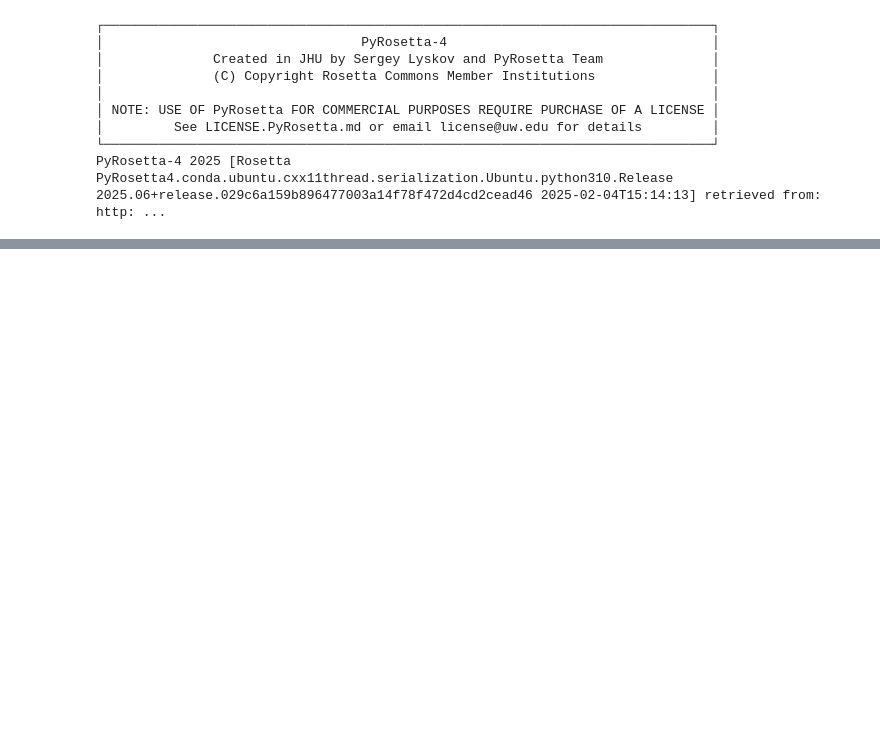
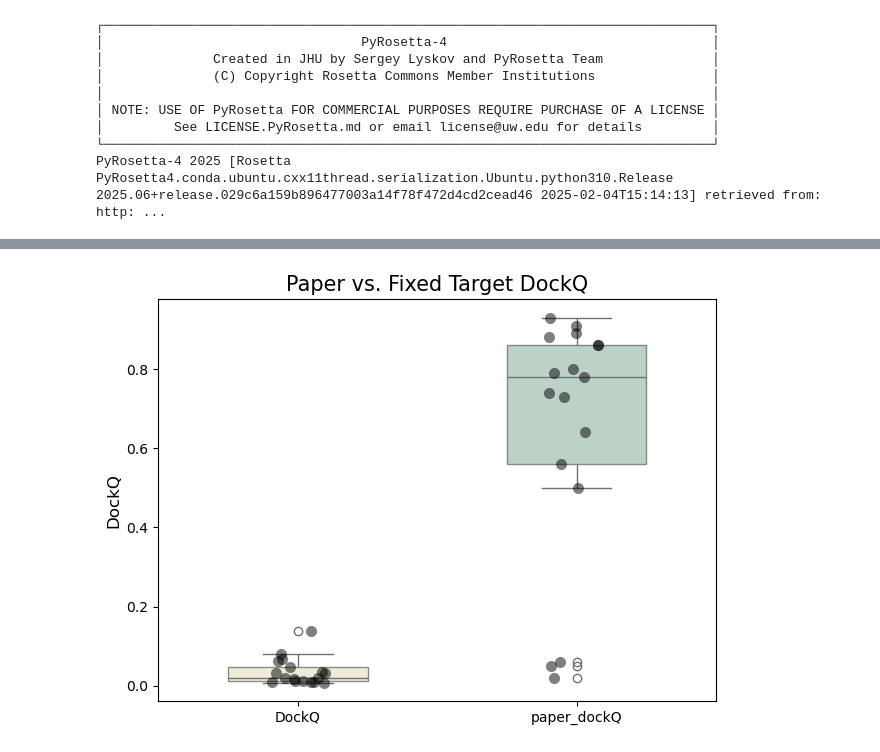
Before and after one commit to Tiffany-Xie/NXBindCraft, a Jupyter notebook: notebooks/complexRefold.ipynb, the cells around one changed output, grey strips where cells are left out. Cells and saved outputs as stored; diff of their text form; code cells hidden in the pictures; blank space fills up the shorter version.

```diff
--- a/notebooks/complexRefold.ipynb
+++ b/notebooks/complexRefold.ipynb
@@ -143,0 +487,33 @@ for complex_name in complex_list:
+# %%
+dockq_df = rmsd_df.melt(value_vars = ['DockQ', 'paper_dockQ'],
+                        var_name = 'Type',
+                        value_name='dockq')
+
+box_colors = ['#EFECCA', '#A9CBB7']
+
+sns.boxplot(data=dockq_df,
+            x='Type',
+            y='dockq',
+            palette=box_colors,
+            width=0.5,
+            boxprops=dict(alpha=0.8))
+
+sns.stripplot(data=dockq_df,
+              x='Type',
+              y='dockq',
+              color='black',
+              size=8,
+              jitter=True,
+              alpha=0.5)
+
+plt.title('Paper vs. Fixed Target DockQ', fontsize=15)
+plt.xlabel('')
+plt.ylabel('DockQ', fontsize=12)
+
+plt.xticks(fontsize=10)
+plt.yticks(fontsize=10)
+
+plt.tight_layout()
+plt.show()
+# %% [output]
+[figure, added]
```
Also changed, not shown: parts of 20 cells of this notebook, 2 other files.
